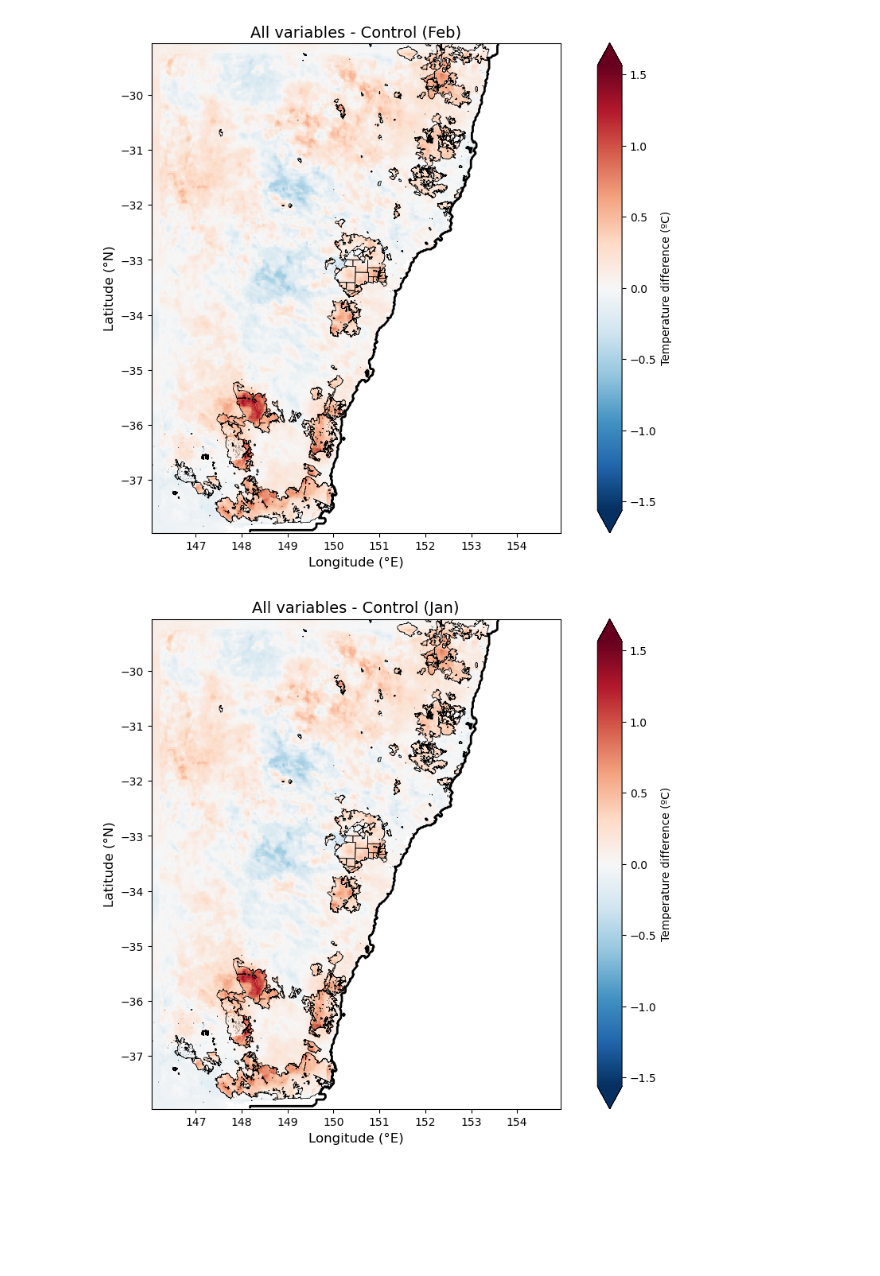
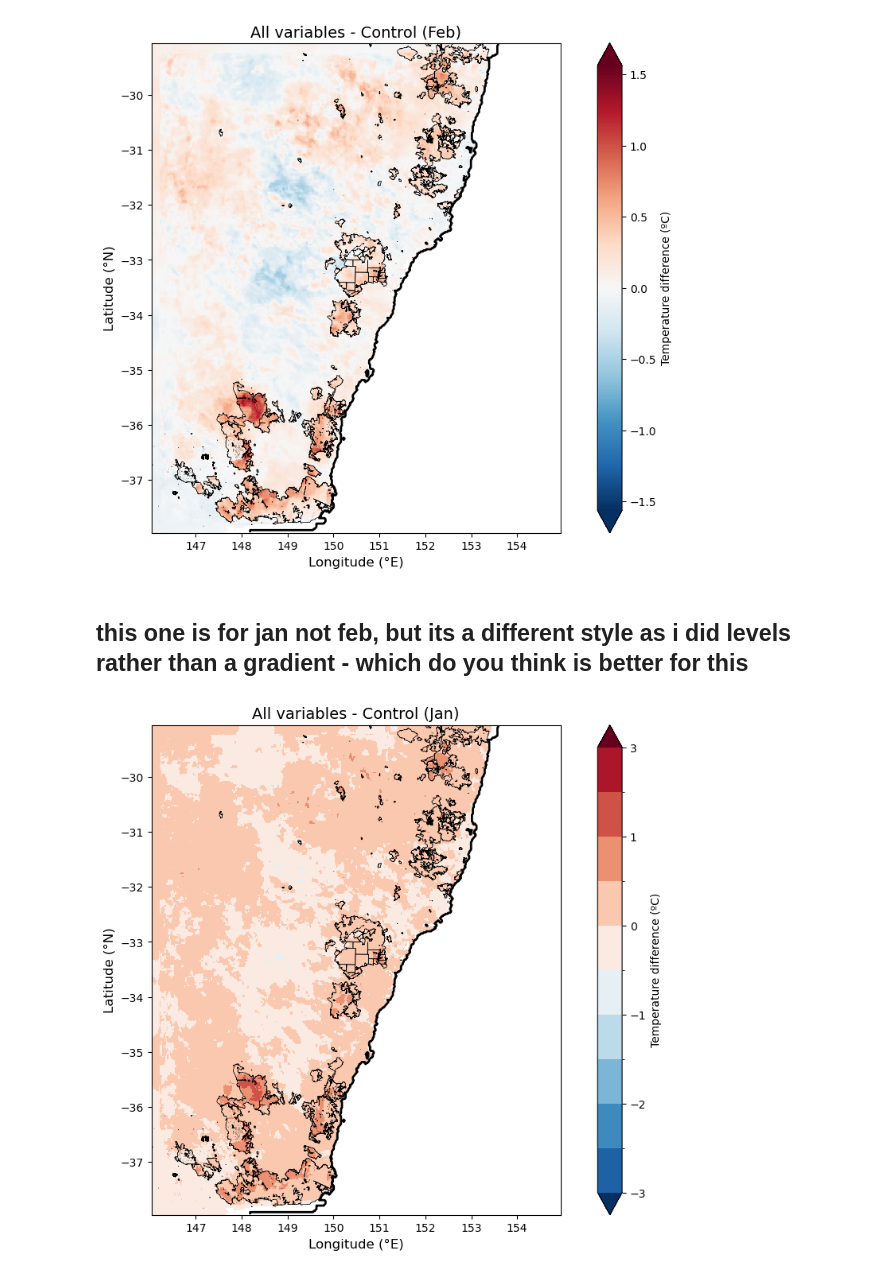
Before and after one commit to 21centuryweather/RNS_Sydney_bushfire, a Jupyter notebook: notebooks/diff-allvar-control-temp.ipynb, the cells around one changed output. Saved outputs shown, nothing was run; the diff lists cells and outputs as text; code cells hidden in the pictures; blank space fills up the shorter version.

```diff
--- a/notebooks/diff-allvar-control-temp.ipynb
+++ b/notebooks/diff-allvar-control-temp.ipynb
@@ -124,37 +100,40 @@ plt.ylabel("Latitude (°N)", fontsize=12)
 plt.show()
 # %% [output]
 [figure]
+# %% [markdown]
+## this one is for jan not feb, but its a different style as i did levels rather than a gradient - which do you think is better for this
 # %%
 #these variable names say feb but the dates and title are jan - its for jan
 start_date = '2020-01-14'
 end_date = '2020-01-31'
 
 allvar_feb = allvar.sel(time=slice(start_date, end_date))
 control_feb = control.sel(time=slice(start_date, end_date))
 
 allvar_feb = allvar.mean(dim='time', skipna=True)
 control_feb = control.mean(dim='time', skipna=True)
 
 diff_feb = allvar_feb - control_feb
 
 fig, ax = plt.subplots(figsize=(12, 8))
 diff_feb.plot(
     ax=ax,
     cmap='RdBu_r',
     center=0,
+    levels=[-3, -2.5, -2, -1.5, -1, -0.5, 0, 0.5, 1, 2, 3],
     extend='both',
     cbar_kwargs={'label': f'Temperature difference (ºC)'}
 )
 
 contours2 = sa1.plot.contour(ax=ax, levels=[0], colors='black', linewidths=2, add_colorbar=False)
 
 gpd.GeoSeries(fires.boundary).plot(
     ax=ax, facecolor="none", edgecolor="black", linewidth=0.5
 )
 
 plt.title("All variables - Control (Jan)", fontsize=14)
 plt.xlabel("Longitude (°E)", fontsize=12)
 plt.ylabel("Latitude (°N)", fontsize=12)
 plt.show()
 # %% [output]
-[figure, old version]
+[figure, new version]
```
Also changed, not shown: parts of 1 cell of this notebook.
